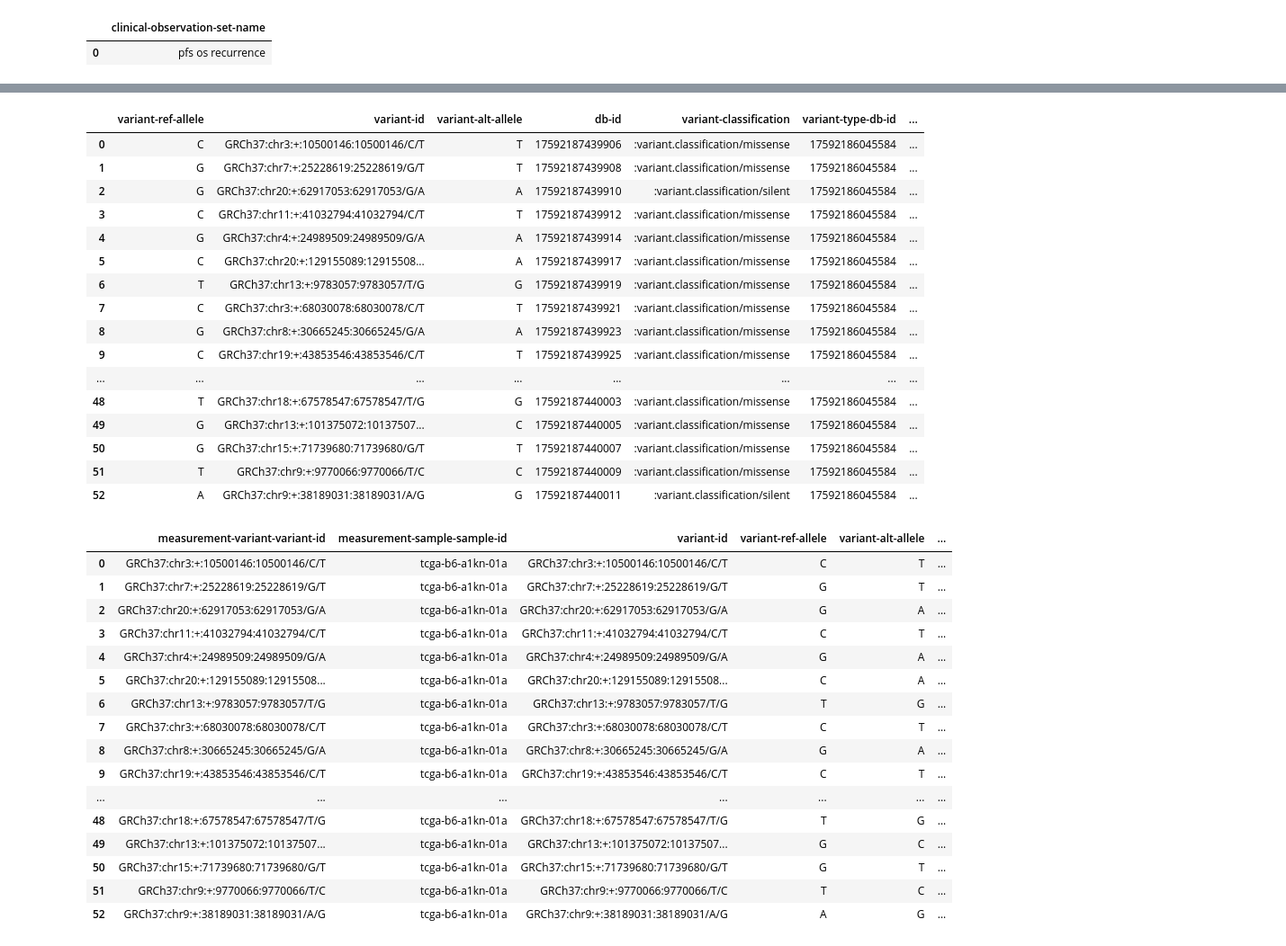
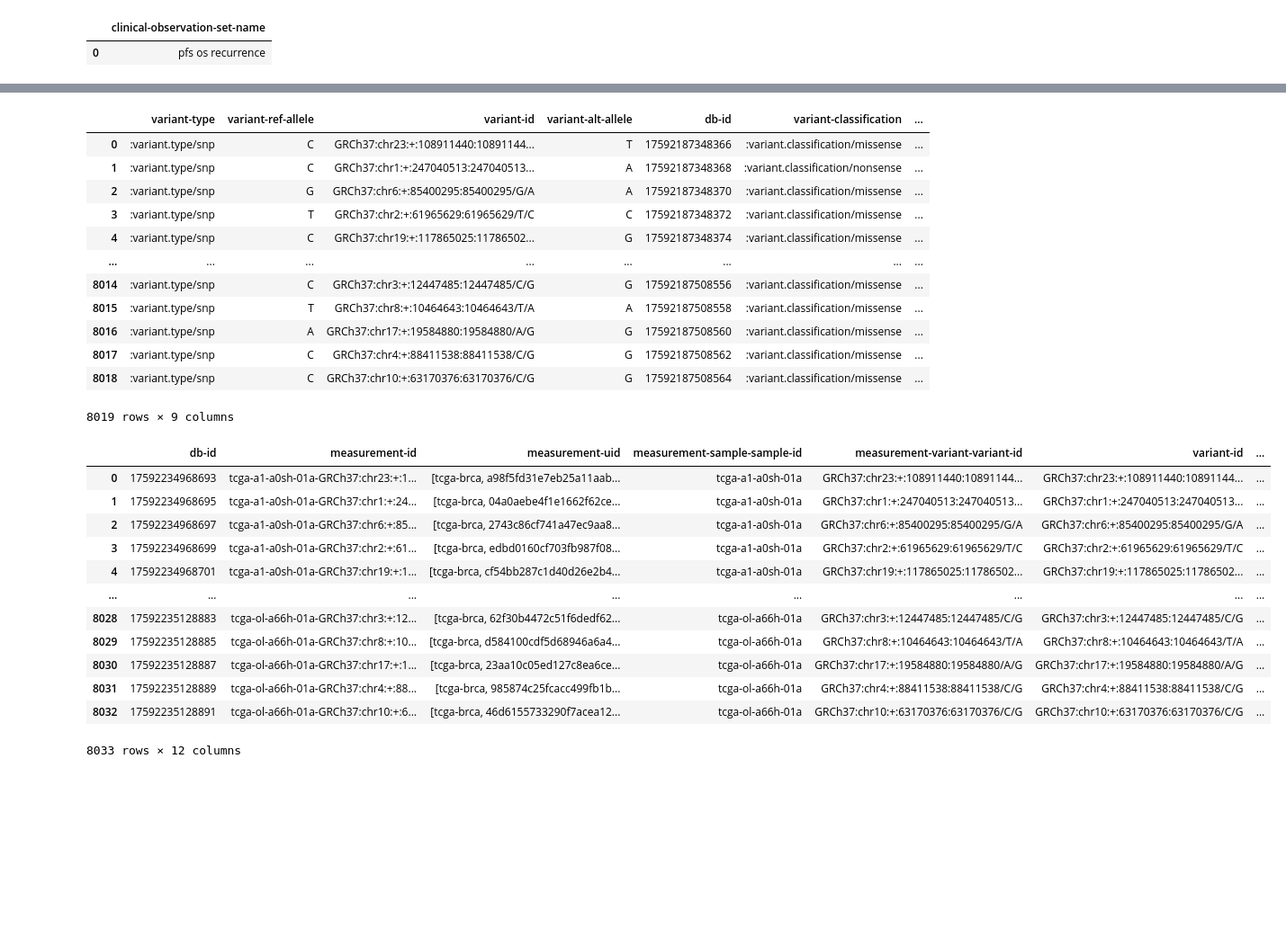
Before and after one commit to RCRF/patternq, a Jupyter notebook: examples/variant_analysis.ipynb, the cells around one changed output, grey strips where cells are left out. Shown: that part at 90% size. Cells and saved outputs as stored; diff of their text form; code cells hidden in the pictures; blank space fills up the shorter version.

```diff
--- a/examples/variant_analysis.ipynb
+++ b/examples/variant_analysis.ipynb
@@ -80,6 +80,6 @@ b27_sub
 # %%
-sub_id = "TCGA-B6-A1KN"
-assays_for_sub = pqd.assays_for_patient(sub_id, db_name='tcga-brca')
+sub_ids = b27_sub['subject-id'].unique().tolist()
+assays_for_sub = pqd.assays_for_patients(sub_ids, db_name='tcga-brca')
 assays_for_sub
 # %% [output]
 |  | subject-id | sample-id | assay-tech | assay-name | measurement-set-name |
@@ -121,8 +136,6 @@ clin_sum
 |  | clinical-observation-set-name |
 | 0 | pfs os recurrence |
 # %%
-sample_for_meas = assays_for_sub[assays_for_sub['measurement-set-name'] == 'baseline mutations']
-sample_for_meas = sample_for_meas.iloc[0]['sample-id']
-sample_meas = pqd.sample_measurements('tcga-brca', 'baseline mutations', sample_for_meas, db_name='tcga-brca')
-sample_meas
+samples_for_meas = assays_for_sub[assays_for_sub['measurement-set-name'] == 'baseline mutations']
+samples_for_meas
 # %% [output]
@@ -151,0 +155,5 @@ The autoreload extension is already loaded. To reload it, use:
+# %%
+meas_samples = pqd.sample_measurements("tcga-brca", "baseline mutations",
+                                       samples_for_meas['sample-id'].tolist(), db_name='tcga-brca',
+                                       timeout=120)
+meas_samples
@@ -152,55 +174,48 @@ The autoreload extension is already loaded. To reload it, use:
 # %%
-
-var = pqr.variants(sample_meas['measurement-variant-variant-id'].tolist(), db_name='tcga-brca')
+var = pqr.variants(meas_samples['measurement-variant-variant-id'].tolist(), db_name='tcga-brca')
 var
 # %% [output]
-|  | variant-ref-allele | variant-id | variant-alt-allele | db-id | variant-classification | variant-type-db-id | ... |
-| 0 | C | GRCh37:chr3:+:10500146:10500146/C/T | T | 17592187439906 | :variant.classification/missense | 17592186045584 | ... |
-| 1 | G | GRCh37:chr7:+:25228619:25228619/G/T | T | 17592187439908 | :variant.classification/missense | 17592186045584 | ... |
-| 2 | G | GRCh37:chr20:+:62917053:62917053/G/A | A | 17592187439910 | :variant.classification/silent | 17592186045584 | ... |
-| 3 | C | GRCh37:chr11:+:41032794:41032794/C/T | T | 17592187439912 | :variant.classification/missense | 17592186045584 | ... |
-| 4 | G | GRCh37:chr4:+:24989509:24989509/G/A | A | 17592187439914 | :variant.classification/missense | 17592186045584 | ... |
-| 5 | C | GRCh37:chr20:+:129155089:12915508... | A | 17592187439917 | :variant.classification/missense | 17592186045584 | ... |
-| 6 | T | GRCh37:chr13:+:9783057:9783057/T/G | G | 17592187439919 | :variant.classification/missense | 17592186045584 | ... |
-| 7 | C | GRCh37:chr3:+:68030078:68030078/C/T | T | 17592187439921 | :variant.classification/missense | 17592186045584 | ... |
-| 8 | G | GRCh37:chr8:+:30665245:30665245/G/A | A | 17592187439923 | :variant.classification/missense | 17592186045584 | ... |
-| 9 | C | GRCh37:chr19:+:43853546:43853546/C/T | T | 17592187439925 | :variant.classification/missense | 17592186045584 | ... |
+|  | variant-type | variant-ref-allele | variant-id | variant-alt-allele | db-id | variant-classification | ... |
+| 0 | :variant.type/snp | C | GRCh37:chr23:+:108911440:10891144... | T | 17592187348366 | :variant.classification/missense | ... |
+| 1 | :variant.type/snp | C | GRCh37:chr1:+:247040513:247040513... | A | 17592187348368 | :variant.classification/nonsense | ... |
+| 2 | :variant.type/snp | G | GRCh37:chr6:+:85400295:85400295/G/A | A | 17592187348370 | :variant.classification/missense | ... |
+| 3 | :variant.type/snp | T | GRCh37:chr2:+:61965629:61965629/T/C | C | 17592187348372 | :variant.classification/missense | ... |
+| 4 | :variant.type/snp | C | GRCh37:chr19:+:117865025:11786502... | G | 17592187348374 | :variant.classification/missense | ... |
 | ... | ... | ... | ... | ... | ... | ... | ... |
-| 48 | T | GRCh37:chr18:+:67578547:67578547/T/G | G | 17592187440003 | :variant.classification/missense | 17592186045584 | ... |
-| 49 | G | GRCh37:chr13:+:101375072:10137507... | C | 17592187440005 | :variant.classification/missense | 17592186045584 | ... |
-| 50 | G | GRCh37:chr15:+:71739680:71739680/G/T | T | 17592187440007 | :variant.classification/missense | 17592186045584 | ... |
-| 51 | T | GRCh37:chr9:+:9770066:9770066/T/C | C | 17592187440009 | :variant.classification/missense | 17592186045584 | ... |
-| 52 | A | GRCh37:chr9:+:38189031:38189031/A/G | G | 17592187440011 | :variant.classification/silent | 17592186045584 | ... |
+| 8014 | :variant.type/snp | C | GRCh37:chr3:+:12447485:12447485/C/G | G | 17592187508556 | :variant.classification/missense | ... |
+| 8015 | :variant.type/snp | T | GRCh37:chr8:+:10464643:10464643/T/A | A | 17592187508558 | :variant.classification/missense | ... |
+| 8016 | :variant.type/snp | A | GRCh37:chr17:+:19584880:19584880/A/G | G | 17592187508560 | :variant.classification/missense | ... |
+| 8017 | :variant.type/snp | C | GRCh37:chr4:+:88411538:88411538/C/G | G | 17592187508562 | :variant.classification/missense | ... |
+| 8018 | :variant.type/snp | C | GRCh37:chr10:+:63170376:63170376/C/G | G | 17592187508564 | :variant.classification/missense | ... |
+8019 rows × 9 columns
 # %%
-w_var = sample_meas.merge(
+w_var = meas_samples.merge(
     var[['variant-id',
          'variant-ref-allele',
          'variant-alt-allele',
          'variant-gene-gene-hgnc-symbol',
+         'variant-genomic-coordinates-genomic-coordinate-id',
+         'variant-type',
          'variant-classification']],
     left_on='measurement-variant-variant-id',
     right_on='variant-id',
     how='left'
 )
 w_var
 # %% [output]
-|  | measurement-variant-variant-id | measurement-sample-sample-id | variant-id | variant-ref-allele | variant-alt-allele | ... |
-| 0 | GRCh37:chr3:+:10500146:10500146/C/T | tcga-b6-a1kn-01a | GRCh37:chr3:+:10500146:10500146/C/T | C | T | ... |
-| 1 | GRCh37:chr7:+:25228619:25228619/G/T | tcga-b6-a1kn-01a | GRCh37:chr7:+:25228619:25228619/G/T | G | T | ... |
-| 2 | GRCh37:chr20:+:62917053:62917053/G/A | tcga-b6-a1kn-01a | GRCh37:chr20:+:62917053:62917053/G/A | G | A | ... |
-| 3 | GRCh37:chr11:+:41032794:41032794/C/T | tcga-b6-a1kn-01a | GRCh37:chr11:+:41032794:41032794/C/T | C | T | ... |
-| 4 | GRCh37:chr4:+:24989509:24989509/G/A | tcga-b6-a1kn-01a | GRCh37:chr4:+:24989509:24989509/G/A | G | A | ... |
-| 5 | GRCh37:chr20:+:129155089:12915508... | tcga-b6-a1kn-01a | GRCh37:chr20:+:129155089:12915508... | C | A | ... |
-| 6 | GRCh37:chr13:+:9783057:9783057/T/G | tcga-b6-a1kn-01a | GRCh37:chr13:+:9783057:9783057/T/G | T | G | ... |
-| 7 | GRCh37:chr3:+:68030078:68030078/C/T | tcga-b6-a1kn-01a | GRCh37:chr3:+:68030078:68030078/C/T | C | T | ... |
-| 8 | GRCh37:chr8:+:30665245:30665245/G/A | tcga-b6-a1kn-01a | GRCh37:chr8:+:30665245:30665245/G/A | G | A | ... |
-| 9 | GRCh37:chr19:+:43853546:43853546/C/T | tcga-b6-a1kn-01a | GRCh37:chr19:+:43853546:43853546/C/T | C | T | ... |
-| ... | ... | ... | ... | ... | ... | ... |
-| 48 | GRCh37:chr18:+:67578547:67578547/T/G | tcga-b6-a1kn-01a | GRCh37:chr18:+:67578547:67578547/T/G | T | G | ... |
-| 49 | GRCh37:chr13:+:101375072:10137507... | tcga-b6-a1kn-01a | GRCh37:chr13:+:101375072:10137507... | G | C | ... |
-| 50 | GRCh37:chr15:+:71739680:71739680/G/T | tcga-b6-a1kn-01a | GRCh37:chr15:+:71739680:71739680/G/T | G | T | ... |
-| 51 | GRCh37:chr9:+:9770066:9770066/T/C | tcga-b6-a1kn-01a | GRCh37:chr9:+:9770066:9770066/T/C | T | C | ... |
-| 52 | GRCh37:chr9:+:38189031:38189031/A/G | tcga-b6-a1kn-01a | GRCh37:chr9:+:38189031:38189031/A/G | A | G | ... |
+|  | db-id | measurement-id | measurement-uid | measurement-sample-sample-id | measurement-variant-variant-id | variant-id | ... |
+| 0 | 17592234968693 | tcga-a1-a0sh-01a-GRCh37:chr23:+:1... | [tcga-brca, a98f5fd31e7eb25a11aab... | tcga-a1-a0sh-01a | GRCh37:chr23:+:108911440:10891144... | GRCh37:chr23:+:108911440:10891144... | ... |
+| 1 | 17592234968695 | tcga-a1-a0sh-01a-GRCh37:chr1:+:24... | [tcga-brca, 04a0aebe4f1e1662f62ce... | tcga-a1-a0sh-01a | GRCh37:chr1:+:247040513:247040513... | GRCh37:chr1:+:247040513:247040513... | ... |
+| 2 | 17592234968697 | tcga-a1-a0sh-01a-GRCh37:chr6:+:85... | [tcga-brca, 2743c86cf741a47ec9aa8... | tcga-a1-a0sh-01a | GRCh37:chr6:+:85400295:85400295/G/A | GRCh37:chr6:+:85400295:85400295/G/A | ... |
+| 3 | 17592234968699 | tcga-a1-a0sh-01a-GRCh37:chr2:+:61... | [tcga-brca, edbd0160cf703fb987f08... | tcga-a1-a0sh-01a | GRCh37:chr2:+:61965629:61965629/T/C | GRCh37:chr2:+:61965629:61965629/T/C | ... |
+| 4 | 17592234968701 | tcga-a1-a0sh-01a-GRCh37:chr19:+:1... | [tcga-brca, cf54bb287c1d40d26e2b4... | tcga-a1-a0sh-01a | GRCh37:chr19:+:117865025:11786502... | GRCh37:chr19:+:117865025:11786502... | ... |
+| ... | ... | ... | ... | ... | ... | ... | ... |
+| 8028 | 17592235128883 | tcga-ol-a66h-01a-GRCh37:chr3:+:12... | [tcga-brca, 62f30b4472c51f6dedf62... | tcga-ol-a66h-01a | GRCh37:chr3:+:12447485:12447485/C/G | GRCh37:chr3:+:12447485:12447485/C/G | ... |
+| 8029 | 17592235128885 | tcga-ol-a66h-01a-GRCh37:chr8:+:10... | [tcga-brca, d584100cdf5d68946a6a4... | tcga-ol-a66h-01a | GRCh37:chr8:+:10464643:10464643/T/A | GRCh37:chr8:+:10464643:10464643/T/A | ... |
+| 8030 | 17592235128887 | tcga-ol-a66h-01a-GRCh37:chr17:+:1... | [tcga-brca, 23aa10c05ed127c8ea6ce... | tcga-ol-a66h-01a | GRCh37:chr17:+:19584880:19584880/A/G | GRCh37:chr17:+:19584880:19584880/A/G | ... |
+| 8031 | 17592235128889 | tcga-ol-a66h-01a-GRCh37:chr4:+:88... | [tcga-brca, 985874c25fcacc499fb1b... | tcga-ol-a66h-01a | GRCh37:chr4:+:88411538:88411538/C/G | GRCh37:chr4:+:88411538:88411538/C/G | ... |
+| 8032 | 17592235128891 | tcga-ol-a66h-01a-GRCh37:chr10:+:6... | [tcga-brca, 46d6155733290f7acea12... | tcga-ol-a66h-01a | GRCh37:chr10:+:63170376:63170376/C/G | GRCh37:chr10:+:63170376:63170376/C/G | ... |
+8033 rows × 12 columns
 # %%
 w_var[w_var['variant-classification'] == ':variant.classification/missense']
 # %% [output]
```
Also changed, not shown: parts of 11 cells of this notebook, 2 other files.
